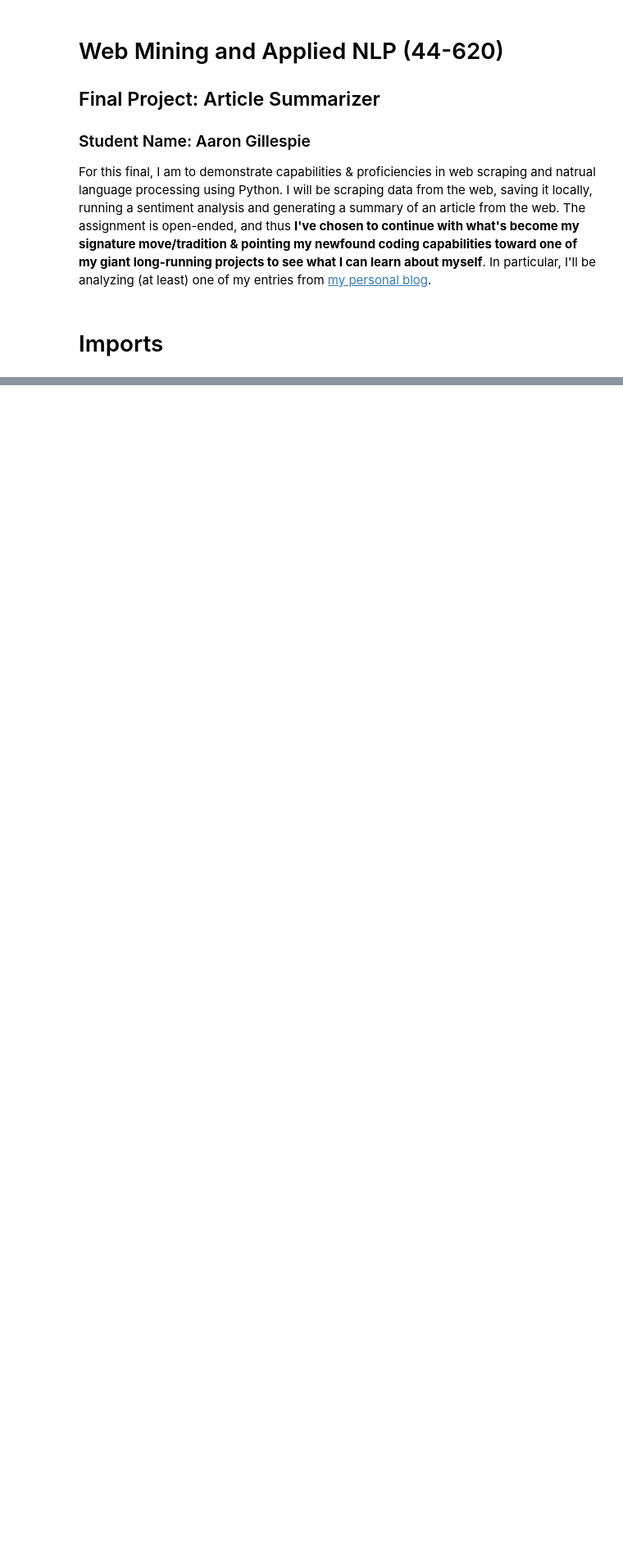
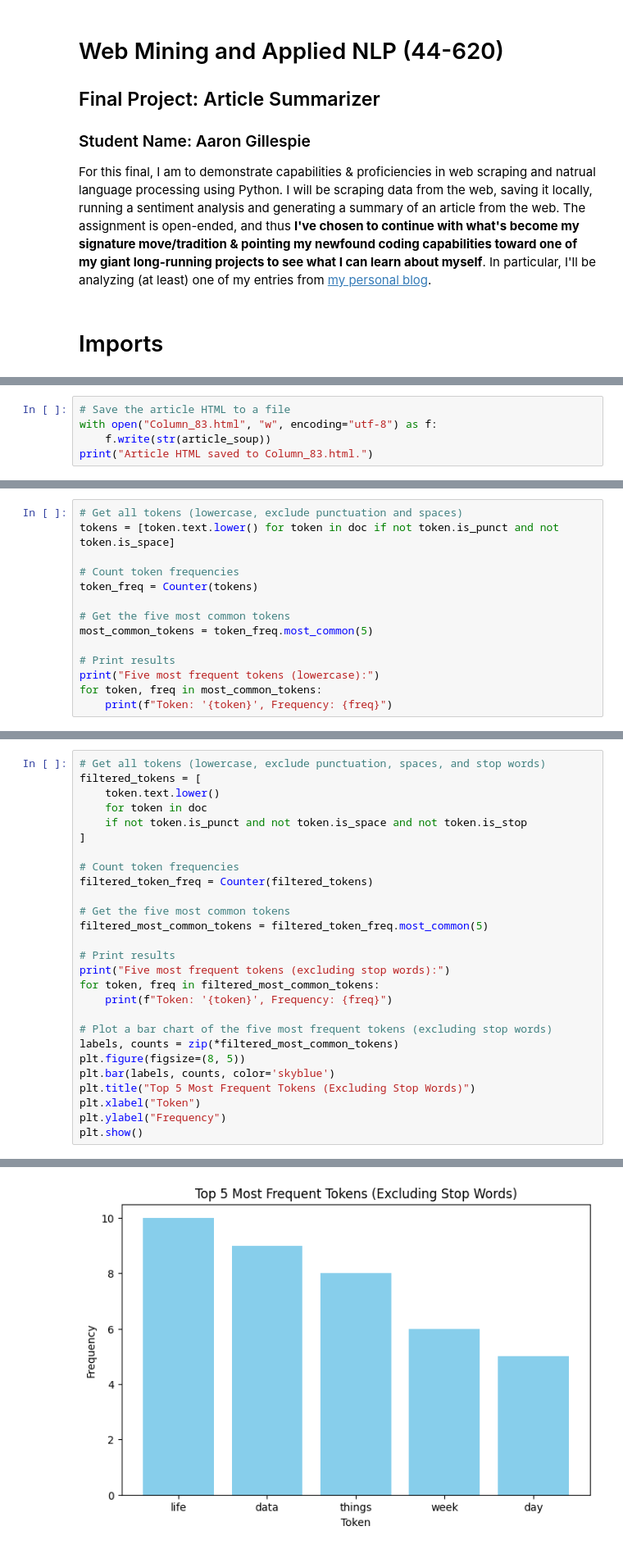
Before and after one commit to aarongilly/CSIS-44620-Final, a Jupyter notebook: article-summarizer.ipynb, the cells around one changed output, grey strips where cells are left out. Shown: that part at 82% size. Saved outputs shown, nothing was run; the diff lists cells and outputs as text; blank space fills up the shorter version.

```diff
--- a/article-summarizer.ipynb
+++ b/article-summarizer.ipynb
@@ -54,0 +69,5 @@ Feel free to change these scores as you generate your summaries.  Ideally, we're
+# %%
+# Save the article HTML to a file
+with open("Column_83.html", "w", encoding="utf-8") as f:
+    f.write(str(article_soup))
+print("Article HTML saved to Column_83.html.")
@@ -54,0 +133,14 @@ Feel free to change these scores as you generate your summaries.  Ideally, we're
+# %%
+# Get all tokens (lowercase, exclude punctuation and spaces)
+tokens = [token.text.lower() for token in doc if not token.is_punct and not token.is_space]
+
+# Count token frequencies
+token_freq = Counter(tokens)
+
+# Get the five most common tokens
+most_common_tokens = token_freq.most_common(5)
+
+# Print results
+print("Five most frequent tokens (lowercase):")
+for token, freq in most_common_tokens:
+    print(f"Token: '{token}', Frequency: {freq}")
@@ -54,0 +156,28 @@ Feel free to change these scores as you generate your summaries.  Ideally, we're
+# %%
+# Get all tokens (lowercase, exclude punctuation, spaces, and stop words)
+filtered_tokens = [
+    token.text.lower()
+    for token in doc
+    if not token.is_punct and not token.is_space and not token.is_stop
+]
+
+# Count token frequencies
+filtered_token_freq = Counter(filtered_tokens)
+
+# Get the five most common tokens
+filtered_most_common_tokens = filtered_token_freq.most_common(5)
+
+# Print results
+print("Five most frequent tokens (excluding stop words):")
+for token, freq in filtered_most_common_tokens:
+    print(f"Token: '{token}', Frequency: {freq}")
+
+# Plot a bar chart of the five most frequent tokens (excluding stop words)
+labels, counts = zip(*filtered_most_common_tokens)
+plt.figure(figsize=(8, 5))
+plt.bar(labels, counts, color='skyblue')
+plt.title("Top 5 Most Frequent Tokens (Excluding Stop Words)")
+plt.xlabel("Token")
+plt.ylabel("Frequency")
+plt.show()
+# %% [output]
@@ -54,0 +190 @@ Feel free to change these scores as you generate your summaries.  Ideally, we're
+[figure, added]
```
Also changed, not shown: parts of 47 cells of this notebook, 1 other file.
